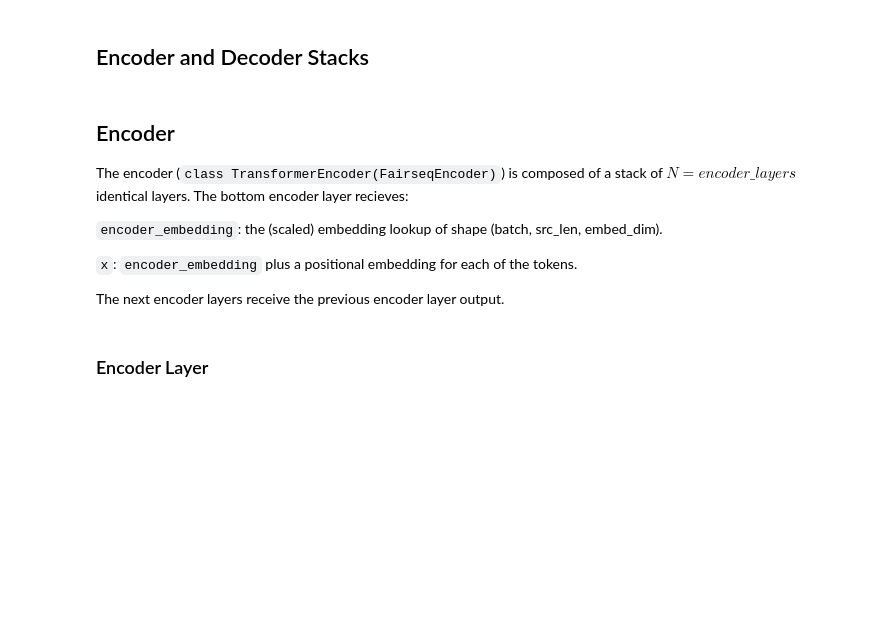
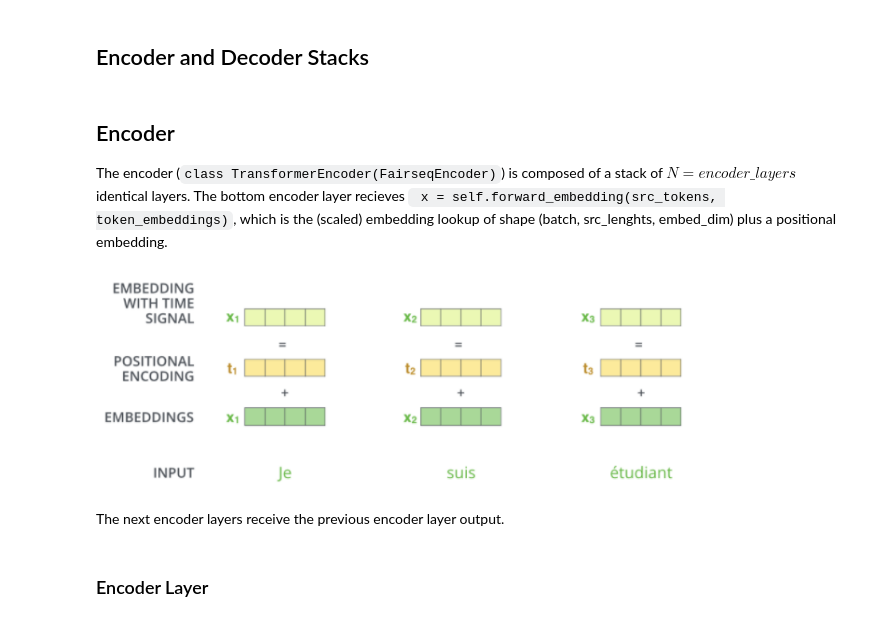
Before and after one commit to javiferran/Transformer-Blog, a Jupyter notebook: The_Transformer_Blog_(fairseq).ipynb, the cells around one changed output. Cells and saved outputs as stored; diff of their text form; code cells hidden in the pictures; blank space fills up the shorter version.

```diff
--- a/The_Transformer_Blog_(fairseq).ipynb
+++ b/The_Transformer_Blog_(fairseq).ipynb
@@ -73,13 +73,13 @@ def forward(
 # %% [markdown]
 ## Encoder
 
-The encoder (<code class="language-plaintext highlighter-rouge">class TransformerEncoder(FairseqEncoder)</code>) is composed of a stack of $N=encoder\_layers$ identical layers. The bottom encoder layer recieves:
-
-<code class="language-plaintext highlighter-rouge">encoder_embedding</code>: the (scaled) embedding lookup of shape (batch, src_len, embed_dim).
-
-<code class="language-plaintext highlighter-rouge">x</code>: <code class="language-plaintext highlighter-rouge">encoder_embedding</code> plus a positional embedding for each of the tokens.
-
-The next encoder layers receive the previous encoder layer output.
+The encoder (<code class="language-plaintext highlighter-rouge">class TransformerEncoder(FairseqEncoder)</code>) is composed of a stack of $N=encoder\_layers$ identical layers. The bottom encoder layer recieves <code class="language-plaintext highlighter-rouge"> x = self.forward_embedding(src_tokens, token_embeddings)</code>, which is the (scaled) embedding lookup of shape (batch, src_lenghts, embed_dim) plus a positional embedding.
+# %%
+Image(filename=path_to_drive + 'images/encoder_input.png', width = 600, height = 200)
+# %% [output]
+[figure, added]
+# %% [markdown]
+The next encoder layers receive the previous encoder layer output.
 # %%
 class TransformerEncoder(FairseqEncoder):
   .
```
Also changed, not shown: parts of 13 cells of this notebook.
